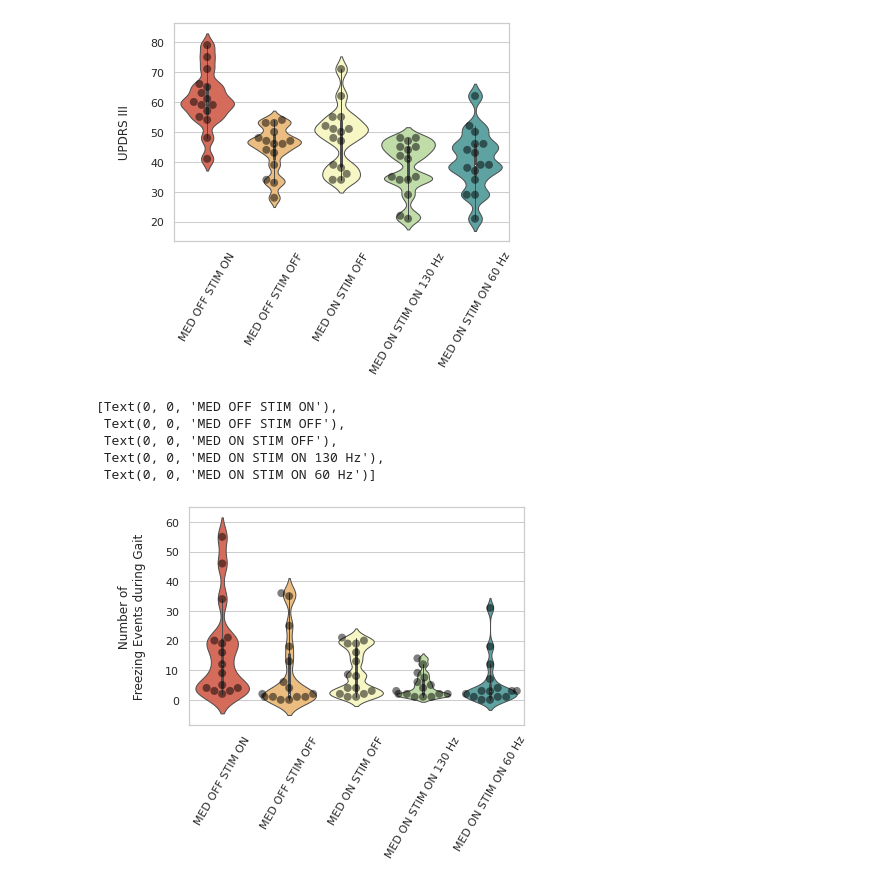
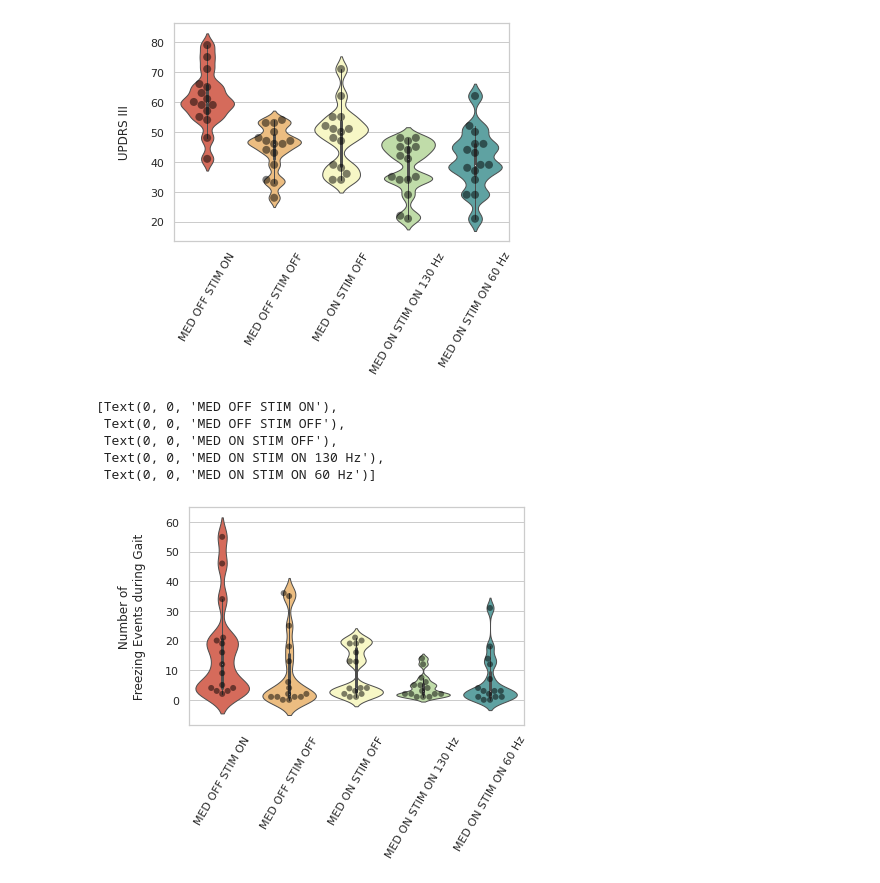
Before and after one commit to Le-bruit-de-nos-pas/3D_Kinematics_Freezing_of_Gait_Parkinson_2023, a Jupyter notebook: FOG_ANOVA (1).ipynb, the cells around one changed output. Cells and saved outputs as stored; diff of their text form; code cells hidden in the pictures.

```diff
--- a/FOG_ANOVA (1).ipynb
+++ b/FOG_ANOVA (1).ipynb
@@ -561,23 +761,23 @@ sns.set(style="whitegrid")
 # %%
 ax = sns.violinplot(x="condition", y="DetSWS_N_FOG_Events", data=deter_data, palette="Spectral", linewidth = 1, alpha = 10, scale="width", bw=0.2, cut=2)
 
 sns.swarmplot(y = "DetSWS_N_FOG_Events",
                 x = "condition",
                 data = deter_data,
-                   color = "black", edgecolor = "black", size = 8, alpha = 0.5)
+                   color = "black", edgecolor = "black", size = 6, alpha = 0.5)
 
 ax.set(xlabel=None)
 ax.set(ylabel="\n Number of \n Freezing Events during Gait \n")
 ax.set_xticklabels(ax.get_xticklabels(),rotation = 60)
 
 ax.set_xticklabels(['MED OFF STIM ON', 'MED OFF STIM OFF', 'MED ON STIM OFF', 'MED ON STIM ON 130 Hz', 'MED ON STIM ON 60 Hz'])
 # %% [output]
 [Text(0, 0, 'MED OFF STIM ON'),
  Text(0, 0, 'MED OFF STIM OFF'),
  Text(0, 0, 'MED ON STIM OFF'),
  Text(0, 0, 'MED ON STIM ON 130 Hz'),
  Text(0, 0, 'MED ON STIM ON 60 Hz')]
-[figure, old version]
+[figure, new version]
 # %%
 ax = sns.violinplot(x="condition", y="DetSWS_time_s", data=deter_data, palette="Spectral", linewidth = 1, alpha = 10, scale="width", bw=0.2, cut=2)
 
```
Also changed, not shown: parts of 33 cells of this notebook.
